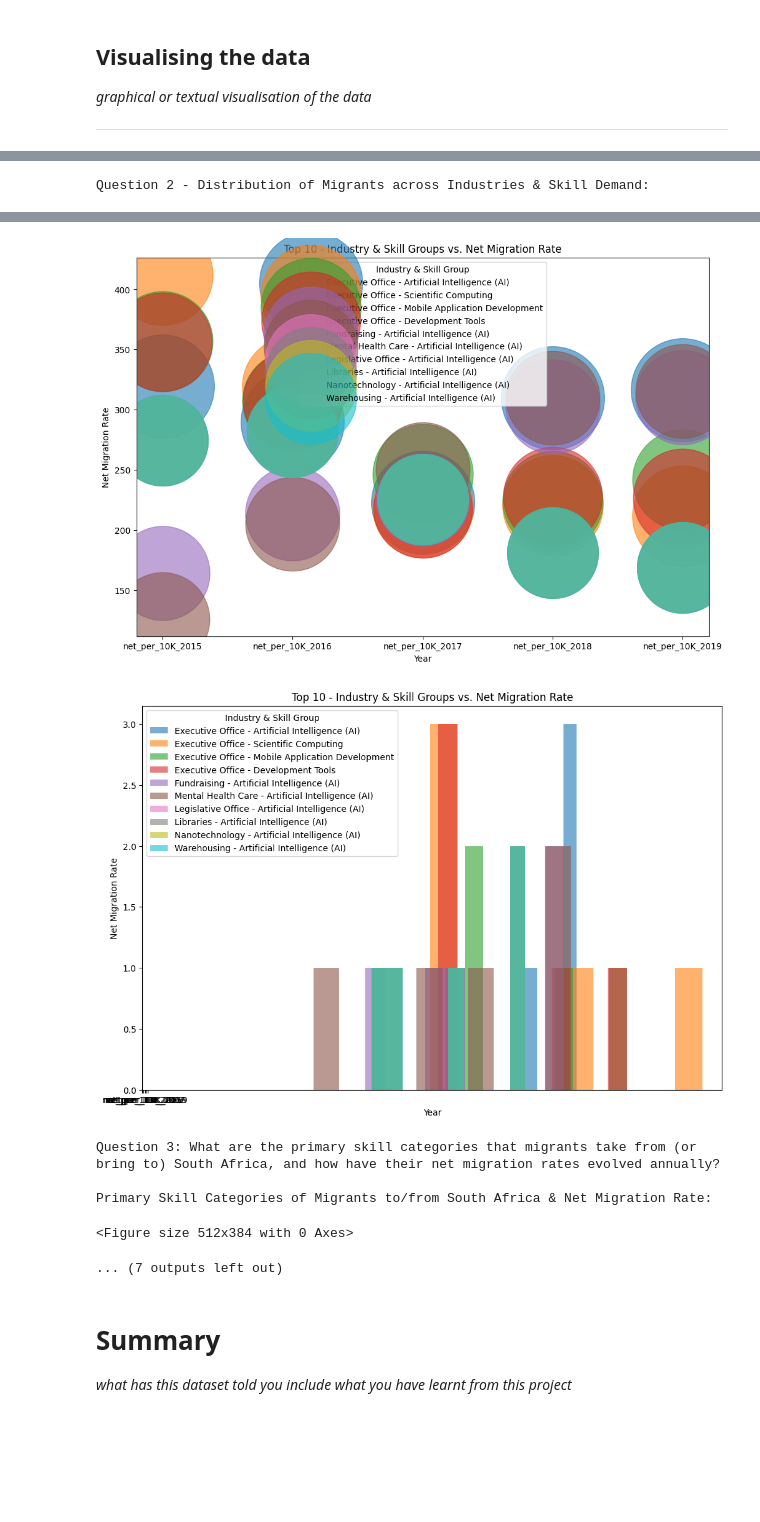
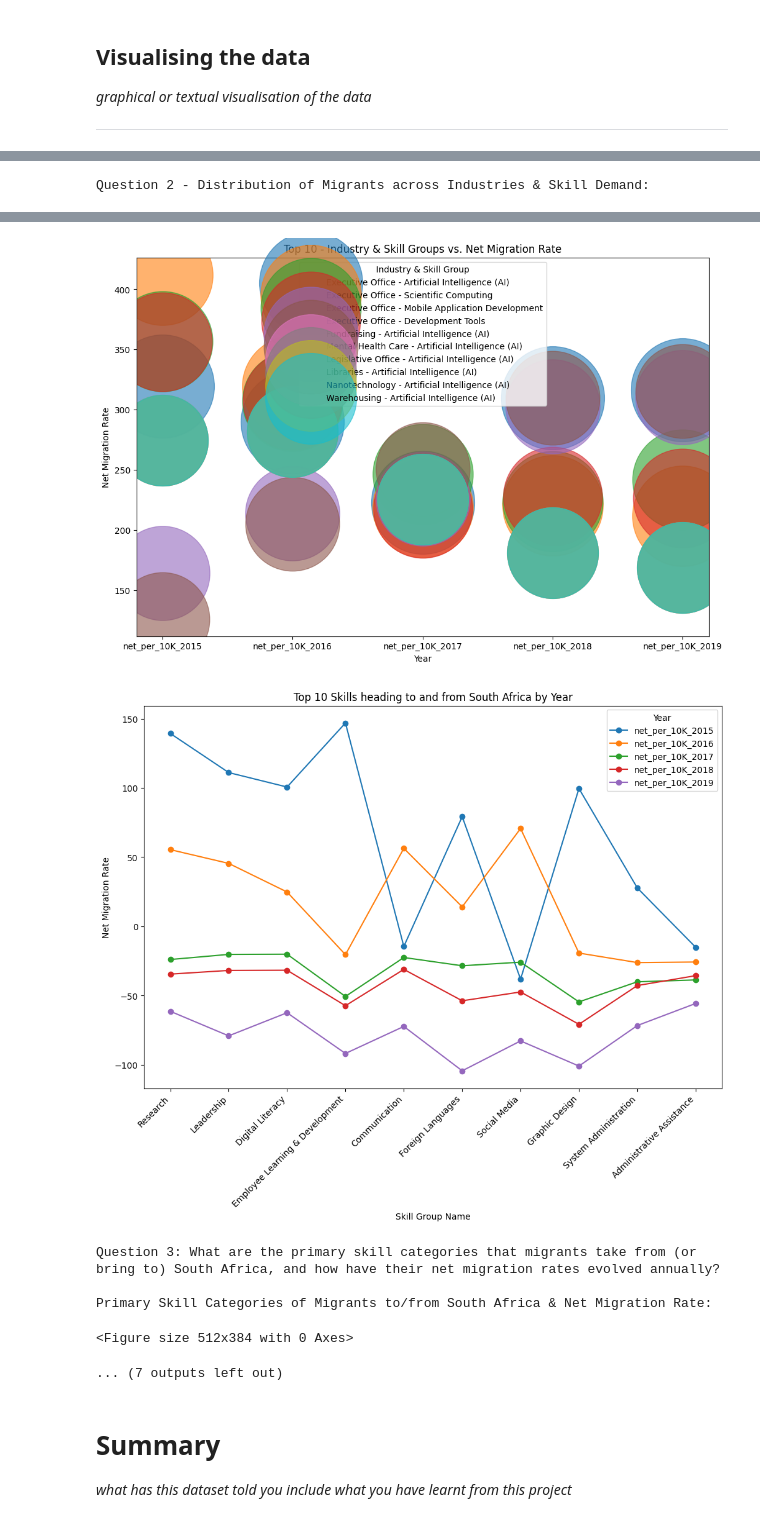
Before and after one commit to TsamayaDesigns/codeDivision-data-with-python, a Jupyter notebook: Data_Project_Beyond_Borders_Analysing_Migration_Patterns_in_South_Africa_(v2).ipynb, the cells around one changed output, grey strips where cells are left out. Drawn from its saved outputs; the diff is of its cells as text; code cells hidden in the pictures; blank space fills up the shorter version.

```diff
--- a/Data_Project_Beyond_Borders_Analysing_Migration_Patterns_in_South_Africa_(v2).ipynb
+++ b/Data_Project_Beyond_Borders_Analysing_Migration_Patterns_in_South_Africa_(v2).ipynb
@@ -779,10 +779,10 @@ def analyse_data():
   print("\nneighbouring Countries (Sub-Saharan Africa):")
   print(region_net_migration_rates.mean())
 
-  return migration_to_za_agg, migration_from_za_agg, yearly_to_za, yearly_from_za, yearly_net_migration_to_za, yearly_net_migration_from_za, years, grouped_skill, grouped_skill_cat, grouped_industry_skill_df, sa_net_migration_rates, region_net_migration_rates, sa_migration_income_group, region_migration_income_group, combined_sa_region_income_data, grouped_industry_skill_df_top10
+  return migration_to_za_agg, migration_from_za_agg, yearly_to_za, yearly_from_za, yearly_net_migration_to_za, yearly_net_migration_from_za, years, grouped_skill, grouped_skill_cat, grouped_industry_skill_df, sa_net_migration_rates, region_net_migration_rates, sa_migration_income_group, region_migration_income_group, combined_sa_region_income_data, grouped_industry_skill_df_top10, top_skills_to
 
   # Retrieve data from analyse_data function
-migration_to_za_agg, migration_from_za_agg, yearly_to_za, yearly_from_za, yearly_net_migration_to_za, yearly_net_migration_from_za, years, grouped_skill, grouped_skill_cat, grouped_industry_skill_df, sa_net_migration_rates, region_net_migration_rates, sa_migration_income_group, region_migration_income_group, combined_sa_region_income_data, grouped_industry_skill_df_top10  = analyse_data()
+migration_to_za_agg, migration_from_za_agg, yearly_to_za, yearly_from_za, yearly_net_migration_to_za, yearly_net_migration_from_za, years, grouped_skill, grouped_skill_cat, grouped_industry_skill_df, sa_net_migration_rates, region_net_migration_rates, sa_migration_income_group, region_migration_income_group, combined_sa_region_income_data, grouped_industry_skill_df_top10, top_skills_to  = analyse_data()
 # %% [output]
 |  | base_country_code | base_country_name | base_country_wb_income | base_country_wb_region | target_country_code | ... |
 | 0 | za | South Africa | Upper Middle Income | Sub-Saharan Africa | af | ... |
@@ -821,7 +821,7 @@ _graphical or textual visualisation of the data_
 ---
 # %%
 # Visualise Data
-def visualise_data(years, grouped_industry_skill_df_top10):
+def visualise_data(years, grouped_industry_skill_df_top10, top_skills_to):
   """
   Visualize the data using various plots to answer specific questions.
   The function generates and displays visualizations for the data analysis results, including bar plots, line plots, and bubble plots.
@@ -918,16 +918,13 @@ def visualise_data(years, grouped_industry_skill_df_top10):
 
   # print("\nQuestion 2 - Distribution of Migrants across Industries & Skill Demand (bubble): ")
   plt.figure(figsize=(12, 8))
-  for idx, row in grouped_industry_skill_df_top10.iterrows():
-    industry_name = row["industry_name"]
-    skill_group_name = row["skill_group_name"]
-    data_points = row[years]
-    plt.hist(data_points, bins=10, alpha=0.6, label=f"{industry_name} - {skill_group_name}")
-  plt.xlabel("Year")
-  plt.xticks(np.arange(len(years)), years)
+  for year in years:
+    plt.plot(top_skills_to.index, top_skills_to[year], label=year, marker="o")
+  plt.xlabel("Skill Group Name")
+  plt.xticks(rotation=45, ha="right", va="top")
   plt.ylabel("Net Migration Rate")
-  plt.title("Top 10 - Industry & Skill Groups vs. Net Migration Rate")
-  plt.legend(title="Industry & Skill Group")
+  plt.title("Top 10 Skills heading to and from South Africa by Year")
+  plt.legend(title="Year")
   plt.show()
   print("\n")
 
@@ -992,35 +989,35 @@ def visualise_data(years, grouped_industry_skill_df_top10):
   for i, year in enumerate(years):
     region_migration_income_group[year].plot(ax=ax2, kind="line", label=f"neighbouring Countries({year[-4:]})", color=colours[i], marker="o", alpha=0.6)
 
   ax2.set_xlabel("Income Groups")
   ax2.set_ylabel("Net Migration Rate")
   ax2.set_title("neighbouring Countries: By Income Groups")
   ax2.legend(loc="lower right")
 
   print("\nComparison of Net Migration Rates: By Income Groups: ")
   plt.figure(dpi=80)
   combined_sa_region_income_data.plot(kind="bar", stacked=True, figsize=(12, 8), cmap="tab20")
   plt.xlabel("Year")
   plt.ylabel("Net Migration Rate")
   plt.title("Net Migration Rates by Income Group: South Africa vs. neighbouring Countries")
   plt.legend(loc="upper right")
   plt.show()
   print("\n")
 
-visualise_data(years, grouped_industry_skill_df_top10)
+visualise_data(years, grouped_industry_skill_df_top10, top_skills_to)
 # %% [output]
 Question 1: What are the main countries of origin/destination for migrants to/from South Africa, and how has the net migration rate changed over the years?
 
 Average Net Migration Rates to South Africa by Base Country:
 [figure]
 Average Net Migration Rates from South Africa by Target Country:
 [figure]
 Net Migration Rates to and from South Africa by Year:
 [figure]
 Question 2 - Distribution of Migrants across Industries & Skill Demand:
 [figure]
 [figure]
-[figure, old version]
+[figure, new version]
 Question 3: What are the primary skill categories that migrants take from (or bring to) South Africa, and how have their net migration rates evolved annually?
 
 Primary Skill Categories of Migrants to/from South Africa & Net Migration Rate:
```
